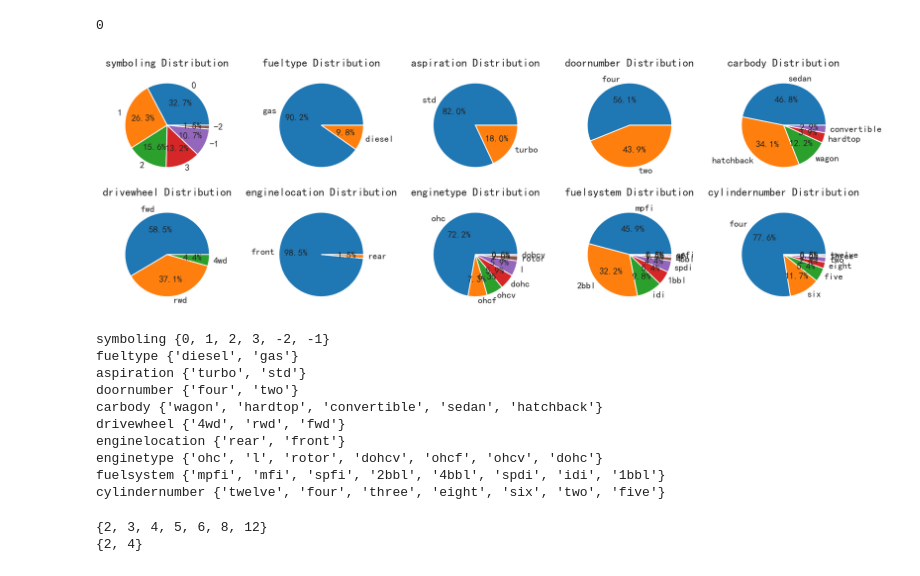
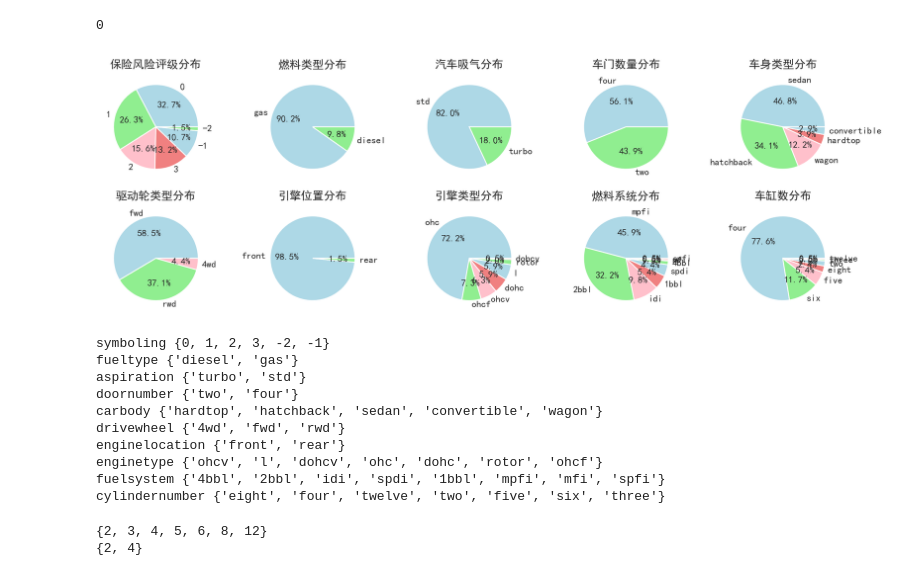
Before and after one commit to NoyeArk/GMM-EM, a Jupyter notebook: gmm_em/数据预处理(1).ipynb, the cells around one changed output. Drawn from its saved outputs; the diff is of its cells as text; code cells hidden in the pictures.

```diff
--- a/gmm_em/数据预处理(1).ipynb
+++ b/gmm_em/数据预处理(1).ipynb
@@ -119,40 +119,51 @@ row_data.duplicated().sum() # 检查是否有重复值
 import matplotlib.pyplot as plt
 
 # 定义属性和对应的取值及其数量
+names = ['保险风险评级', '燃料类型', '汽车吸气', '车门数量', '车身类型',
+              '驱动轮类型', '引擎位置', '引擎类型', '燃料系统', '车缸数']
+
 attributes = ['symboling', 'fueltype', 'aspiration', 'doornumber', 'carbody',
               'drivewheel', 'enginelocation', 'enginetype', 'fuelsystem', 'cylindernumber']
+
 values = [[0, 1, 2, 3, -2, -1],
           ['diesel', 'gas'],
           ['std', 'turbo'],
           ['four', 'two'],
           ['convertible', 'hardtop', 'sedan', 'wagon', 'hatchback'],
           ['rwd', 'fwd', '4wd'],
           ['front', 'rear'],
           ['l', 'ohc', 'dohcv', 'dohc', 'ohcf', 'ohcv', 'rotor'],
           ['spdi', '1bbl', 'mpfi', '2bbl', '4bbl', 'idi', 'mfi', 'spfi'],
           ['twelve', 'six', 'four', 'eight', 'three', 'five', 'two']]
 
 # 设置子图布局
 num_rows = 2
 num_cols = 5
 fig, axes = plt.subplots(num_rows, num_cols, figsize=(12, 4))
 
 # 遍历属性，绘制子图
 for i, attr in enumerate(attributes):
+    name = names[i]
+
     row = i // num_cols
     col = i % num_cols
     ax = axes[row, col]
 
     # 绘制饼图
     attr_values = row_data[attr].value_counts().values.tolist()
     attr_labels = row_data[attr].value_counts().index.tolist()
+
+    # 设置新的配色方案
+    colors = ['lightblue', 'lightgreen', 'pink', 'lightcoral']
+    ax.set_prop_cycle('color', colors)
+
     ax.pie(attr_values, labels=attr_labels, autopct='%1.1f%%')
-    ax.set_title(f'{attr} Distribution')
+    ax.set_title(f'{name}分布')
 
 plt.tight_layout()
 plt.show()
 # %% [output]
-[figure, old version]
+[figure, new version]
 # %%
 # 提取非数值变量的列名
 cate_columns=['symboling','fueltype','aspiration','doornumber','carbody','drivewheel','enginelocation','enginetype','fuelsystem','cylindernumber']
@@ -164,13 +175,13 @@ for i in cate_columns:
 symboling {0, 1, 2, 3, -2, -1}
 fueltype {'diesel', 'gas'}
 aspiration {'turbo', 'std'}
-doornumber {'four', 'two'}
-carbody {'wagon', 'hardtop', 'convertible', 'sedan', 'hatchback'}
-drivewheel {'4wd', 'rwd', 'fwd'}
-enginelocation {'rear', 'front'}
-enginetype {'ohc', 'l', 'rotor', 'dohcv', 'ohcf', 'ohcv', 'dohc'}
-fuelsystem {'mpfi', 'mfi', 'spfi', '2bbl', '4bbl', 'spdi', 'idi', '1bbl'}
-cylindernumber {'twelve', 'four', 'three', 'eight', 'six', 'two', 'five'}
+doornumber {'two', 'four'}
+carbody {'hardtop', 'hatchback', 'sedan', 'convertible', 'wagon'}
+drivewheel {'4wd', 'fwd', 'rwd'}
+enginelocation {'front', 'rear'}
+enginetype {'ohcv', 'l', 'dohcv', 'ohc', 'dohc', 'rotor', 'ohcf'}
+fuelsystem {'4bbl', '2bbl', 'idi', 'spdi', '1bbl', 'mpfi', 'mfi', 'spfi'}
+cylindernumber {'eight', 'four', 'twelve', 'two', 'five', 'six', 'three'}
 # %%
 # 气缸数可使用具体的数值替换分类
 row_data['cylindernumber'] = row_data.cylindernumber.replace({'two':2,'three':3,'four':4,'five':5,'six':6,'eight':8,'twelve':12})
```
Also changed, not shown: parts of 15 cells of this notebook, 9 other files.
